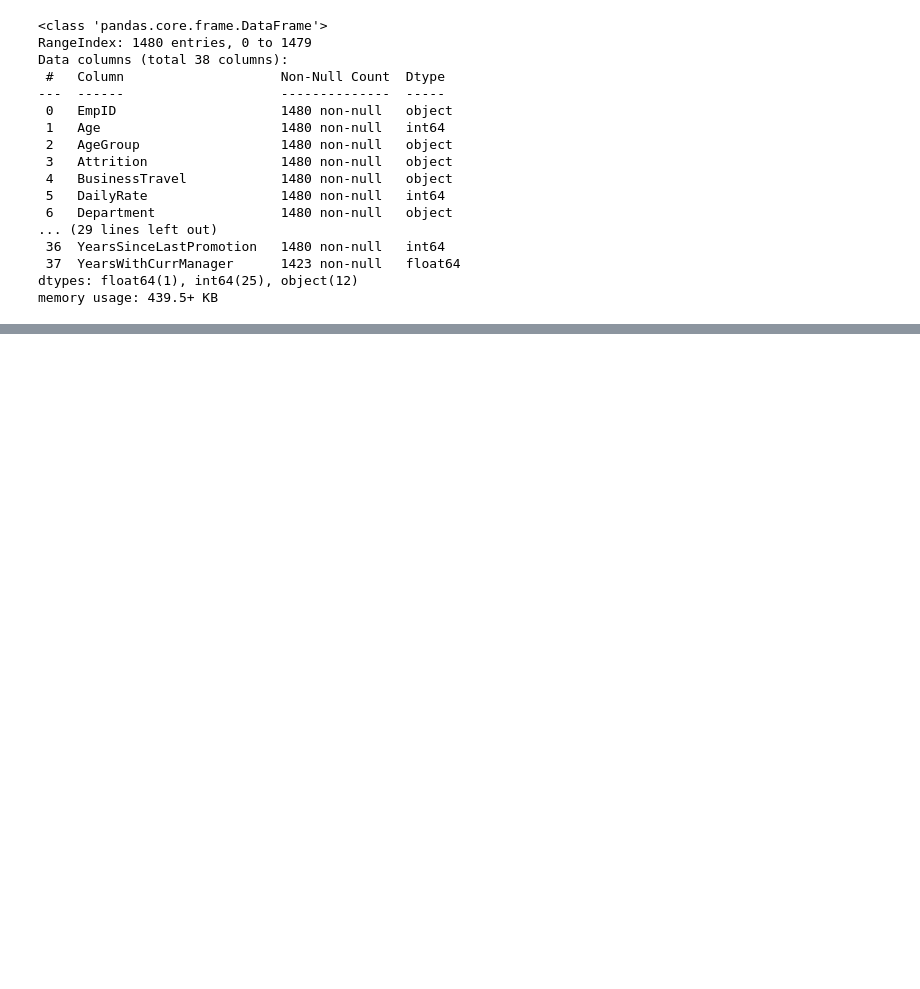
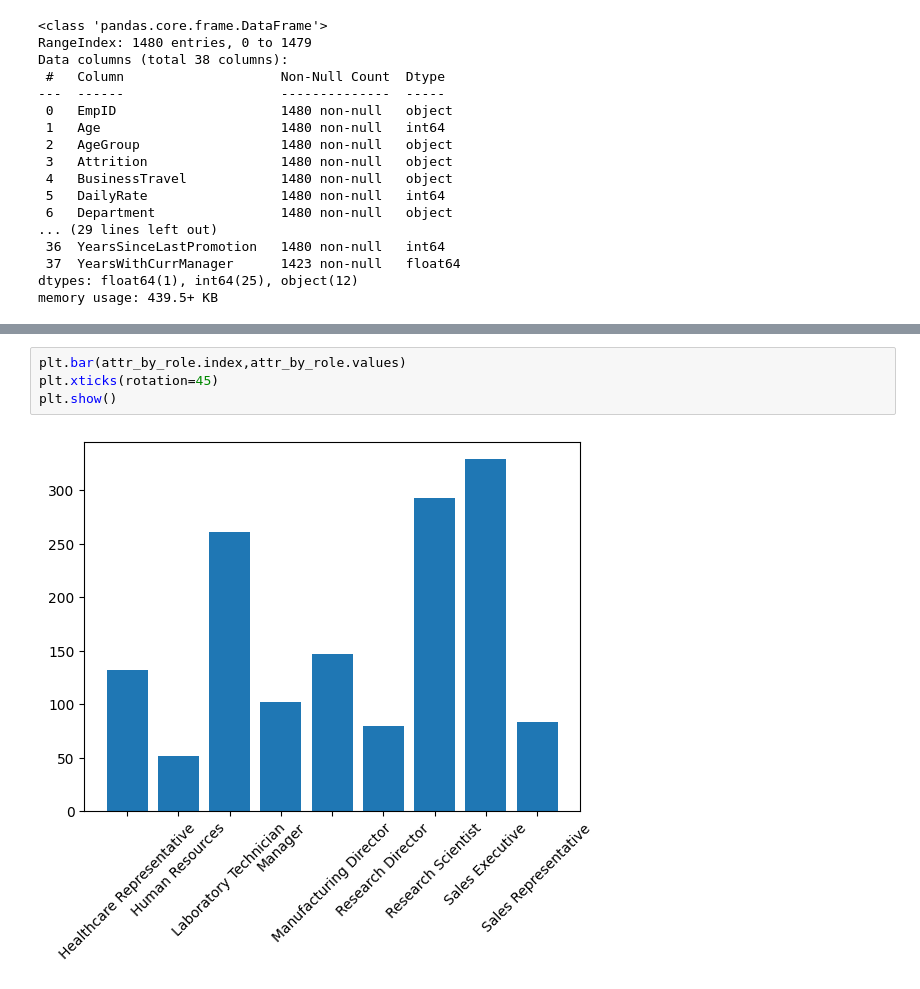
Before and after one commit to rohitranvir/Data-Science, a Jupyter notebook: DATA Cleaning/EDA-4/HR/Untitled.ipynb, the cells around one changed output, grey strips where cells are left out. Cells and saved outputs as stored; diff of their text form; blank space fills up the shorter version.

```diff
--- a/DATA Cleaning/EDA-4/HR/Untitled.ipynb
+++ b/DATA Cleaning/EDA-4/HR/Untitled.ipynb
@@ -35,0 +111,6 @@ memory usage: 439.5+ KB
+# %%
+plt.bar(attr_by_role.index,attr_by_role.values)
+plt.xticks(rotation=45)
+plt.show()
+# %% [output]
+[figure, added]
```
Also changed, not shown: parts of 20 cells of this notebook, 2 other files.
